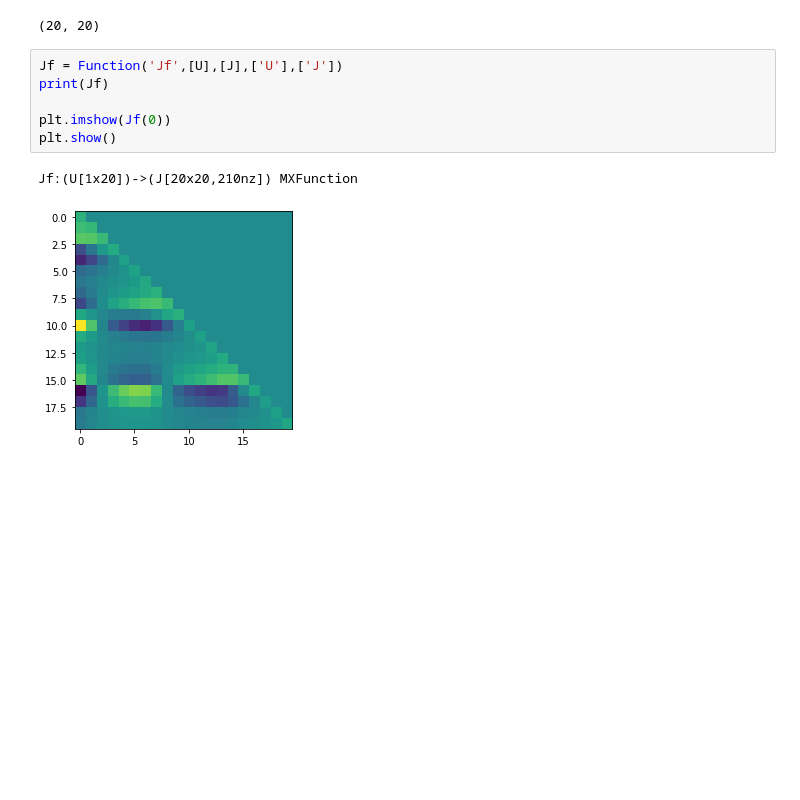
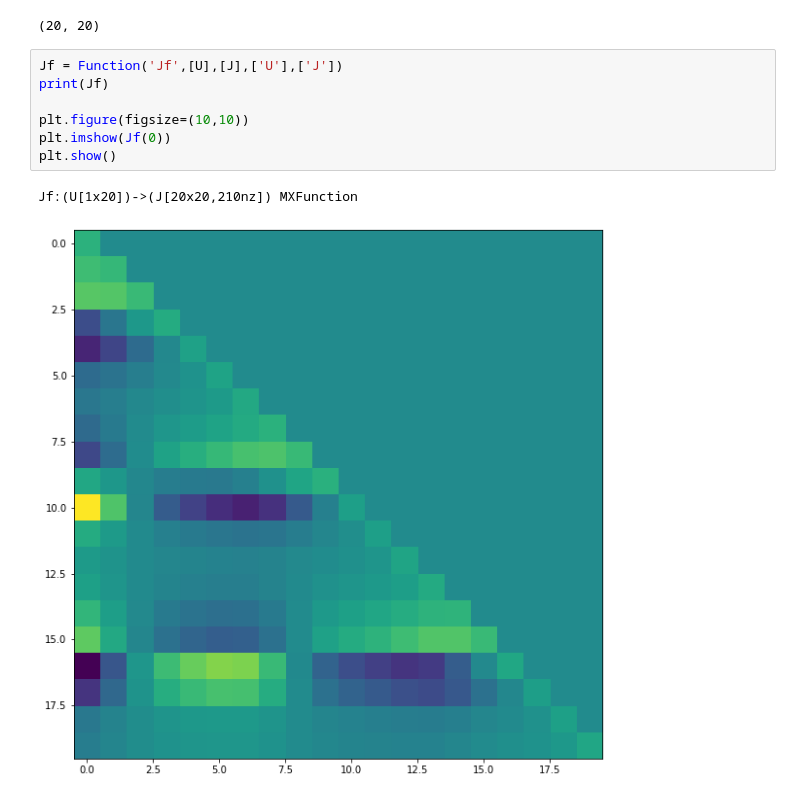
Before and after one commit to GuiBeal-Academy/MPC-COVID-19, a Jupyter notebook: casadi.ipynb, the cells around one changed output. Drawn from its saved outputs; the diff is of its cells as text; blank space fills up the shorter version.

```diff
--- a/casadi.ipynb
+++ b/casadi.ipynb
@@ -100,9 +109,10 @@ mapaccum_F([0, 1], U){0}[:40:2]
 # %%
 Jf = Function('Jf',[U],[J],['U'],['J'])
 print(Jf)
 
+plt.figure(figsize=(10,10))
 plt.imshow(Jf(0))
 plt.show()
 # %% [output]
 Jf:(U[1x20])->(J[20x20,210nz]) MXFunction
-[figure, old version]
+[figure, new version]
```
Also changed, not shown: parts of 11 cells of this notebook.
